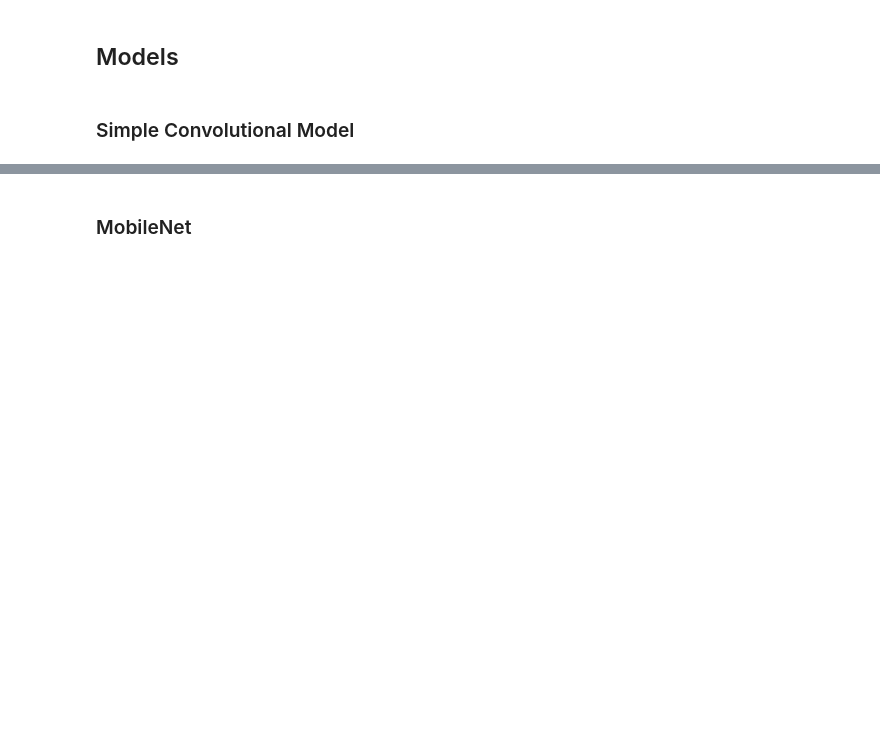
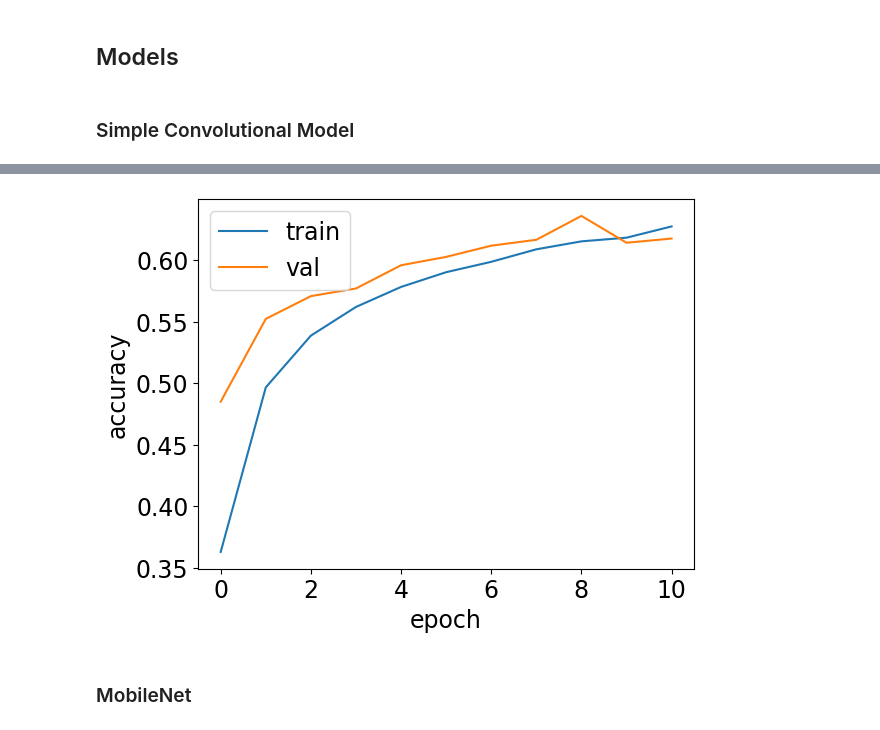
Before and after one commit to luckyos-code/flidp, a Jupyter notebook: src/notebooks/cifar_local.ipynb, the cells around one changed output, grey strips where cells are left out. Saved outputs shown, nothing was run; the diff lists cells and outputs as text; code cells hidden in the pictures; blank space fills up the shorter version.

```diff
--- a/src/notebooks/cifar_local.ipynb
+++ b/src/notebooks/cifar_local.ipynb
@@ -86,7 +87,6 @@ def plot_history(history):
     plt.legend(['train', 'val'], loc='upper left')
     plt.xlabel('epoch')
     plt.ylabel('accuracy')
-    plt.title(f'Accuracy on {DATASET}')
     plt.show()
 # %% [markdown]
 ### Simple Convolutional Model
@@ -124,3 +121,8 @@ Epoch 8/100
+# %%
+plt.rcParams.update({'font.size': 17})
+plot_history(history)
+# %% [output]
+[figure, added]
 # %% [markdown]
 ### MobileNet
 # %%
```
Also changed, not shown: parts of 4 cells of this notebook, 8 other files.
